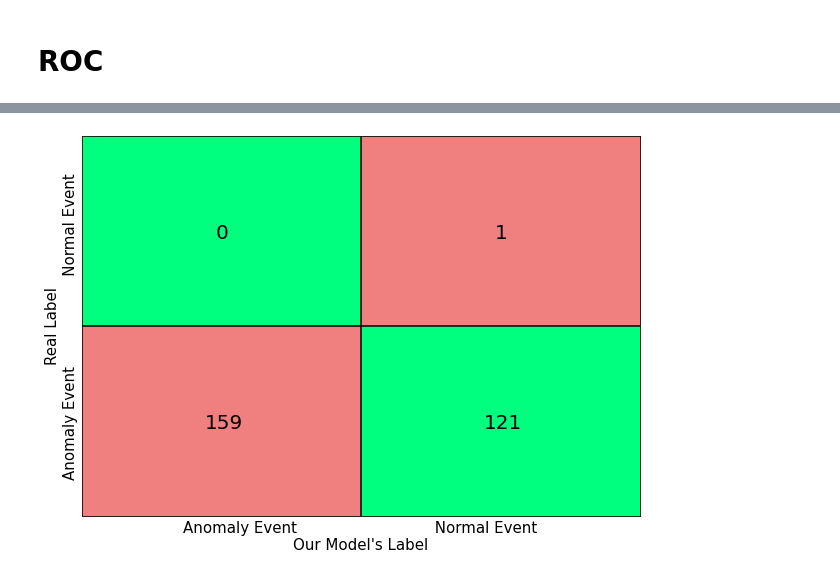
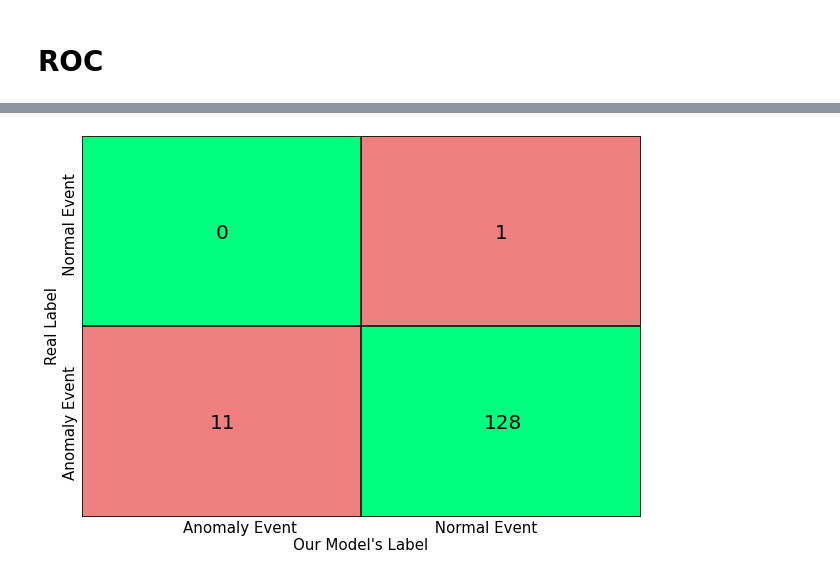
Before and after one commit to eduardopaguiar/Anomaly_Detection, a Jupyter notebook: results.ipynb, the cells around one changed output, grey strips where cells are left out. Drawn from its saved outputs; the diff is of its cells as text; code cells hidden in the pictures.

```diff
--- a/results.ipynb
+++ b/results.ipynb
@@ -18,9 +18,9 @@ results_df = pd.DataFrame(columns = ['Granularity',
                                      'Execution_Time_Mean', 'Execution_Time_Std'])
 
 
-list_gra = [1,2,3,4]
+list_gra = [6,10,14,16]
 
-iterations = 2
+iterations = 4
 
 for i in list_gra:
     df = pd.DataFrame(columns = ['Granularity',
@@ -83,6 +83,7 @@ for i in list_gra:
     results_df = results_df.append(results_dict, ignore_index=True)
 
 df = results_df
+df.to_csv('results/results_df.csv')
 # %%
 df
 # %% [output]
@@ -236,5 +237,5 @@ df[df['Granularity'] == 10]
 # %%
-gra = 10
+gra = 6
 
 
 matrix = [ int(df[df['Granularity'] == gra]["True_Positive_Mean"]),
@@ -256,31 +257,31 @@ plt.fill_between([0,1],[1,1],[2,2], color='springgreen')
 plt.fill_between([1,2],[1,1],[2,2], color='lightcoral')
 plt.fill_between([0,1],[0,0],[1,1], color='lightcoral')
 plt.fill_between([1,2],[0,0],[1,1], color='springgreen')
 
 
 for i in range(4):
     if i < 2:
         y = 1.46
     else:
         y = 0.46
 
     if i % 2 == 0:
         x = 0.5
     else:
         x = 1.5
     a = len(list(str(matrix[i])))
     x = x - a*0.02
 
     plt.annotate('{}'.format(matrix[i]), (x, y), fontsize=20)
 
 
 plt.xticks([])
 plt.yticks([])
 plt.xlim([0,2])
 plt.ylim([0,2])
 plt.xlabel("Anomaly Event                             Normal Event\nOur Model's Label", fontsize=15)
 plt.ylabel("Real Label\nAnomaly Event                   Normal Event", fontsize=15)
 plt.grid(False)
 plt.show()
 # %% [output]
-[figure, old version]
+[figure, new version]
```
Also changed, not shown: parts of 7 cells of this notebook, 3 other files.
